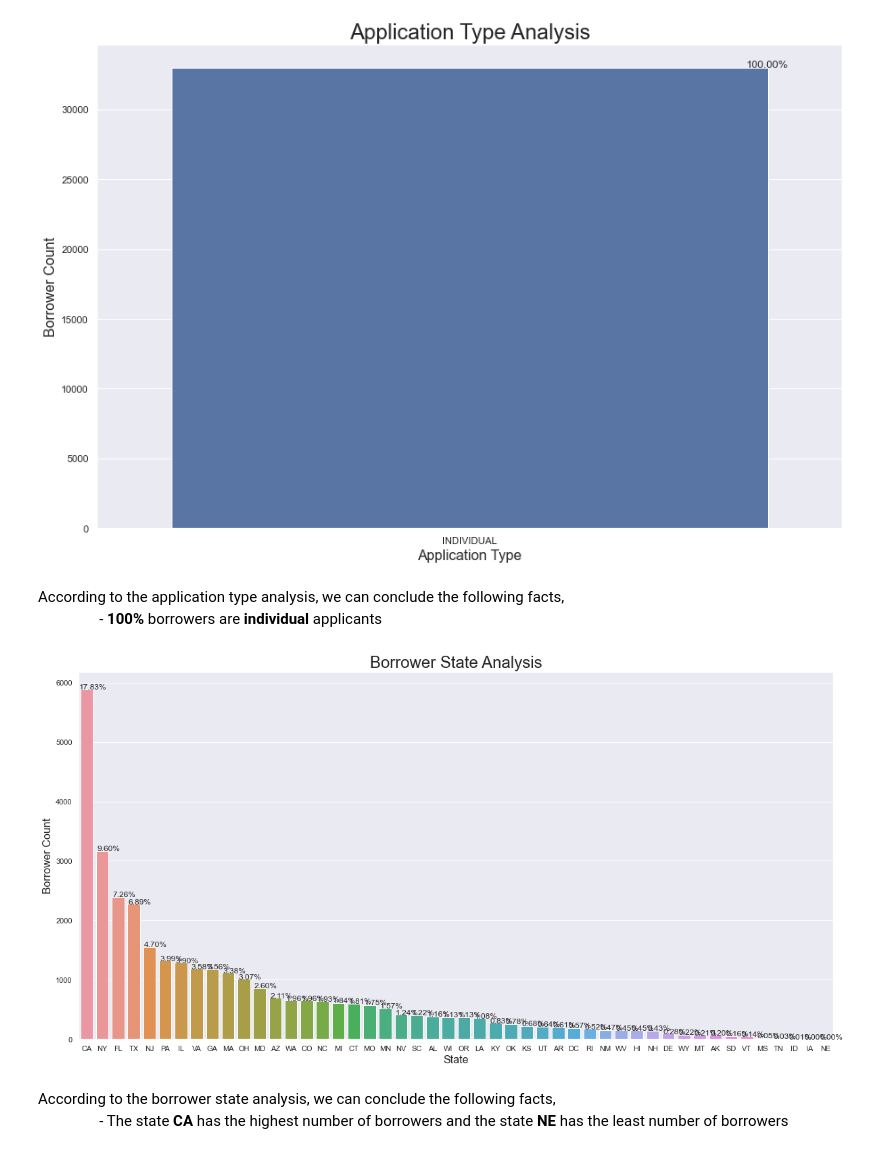
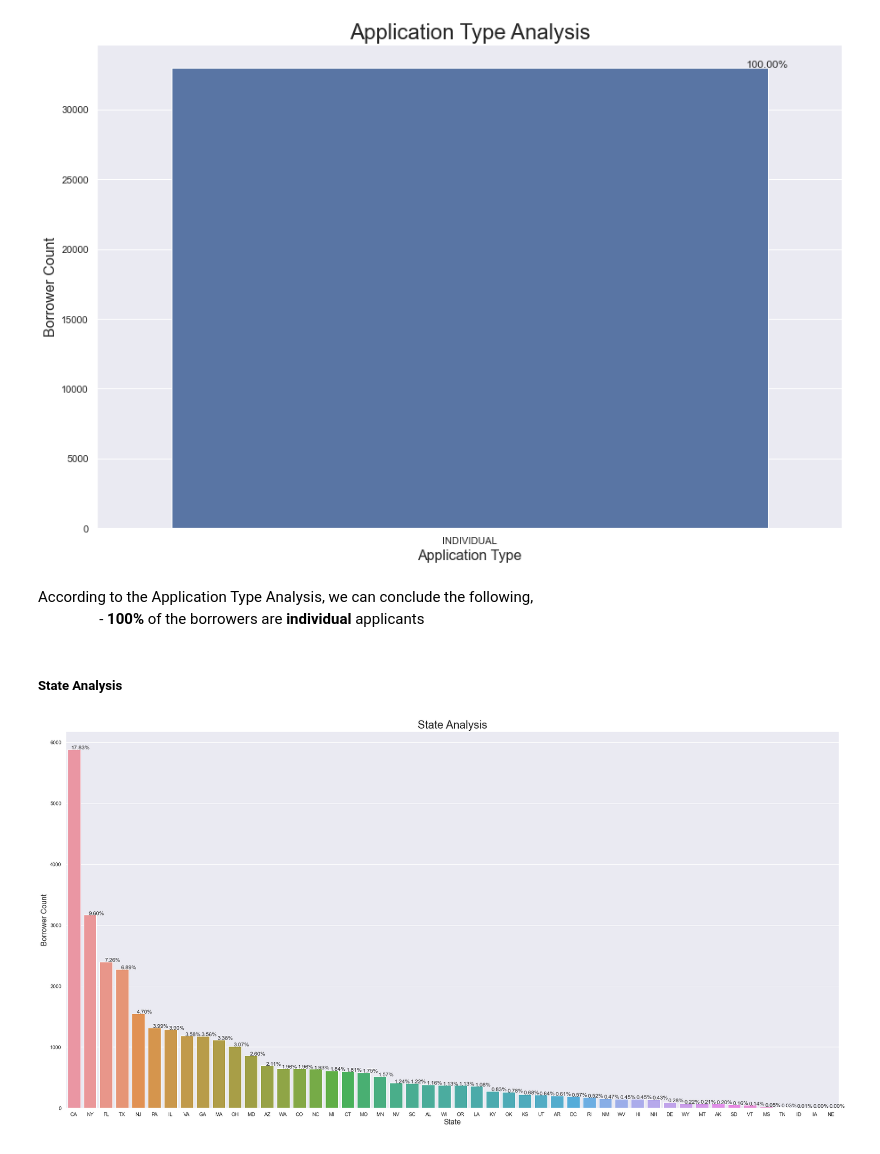
Before and after one commit to edwinttmm/LendingClubCaseStudy, a Jupyter notebook: LendingClubCaseStudySolution.ipynb, the cells around one changed output. Saved outputs shown, nothing was run; the diff lists cells and outputs as text; code cells hidden in the pictures.

```diff
--- a/LendingClubCaseStudySolution.ipynb
+++ b/LendingClubCaseStudySolution.ipynb
@@ -538,14 +546,13 @@ According to the employment length analysis, we can conclude the following facts
 univar_bar('application_type', 'Application Type Analysis','Application Type', 'Borrower Count',15,10)
 # %% [output]
 [figure]
-# %% [markdown]
-According to the application type analysis, we can conclude the following facts,<br>
-&emsp;&emsp;&emsp;&emsp;- __100%__ borrowers are __individual__ applicants<br>
+# %% [markdown]
+According to the Application Type Analysis, we can conclude the following,<br>
+&emsp;&emsp;&emsp;&emsp;- __100%__ of the borrowers are __individual__ applicants<br>
+# %% [markdown]
+##### State Analysis
 # %%
-# plotting borrower state including percentage
-univar_bar('addr_state', 'Borrower State Analysis','State', 'Borrower Count',20,10)
+# plotting state including percentage
+univar_bar('addr_state', 'State Analysis','State', 'Borrower Count',30,15)
 # %% [output]
-[figure, old version]
+[figure, new version]
-# %% [markdown]
-According to the borrower state analysis, we can conclude the following facts,<br>
-&emsp;&emsp;&emsp;&emsp;- The state __CA__ has the highest number of borrowers and the state __NE__ has the least number of borrowers<br>
```
Also changed, not shown: parts of 113 cells of this notebook.
